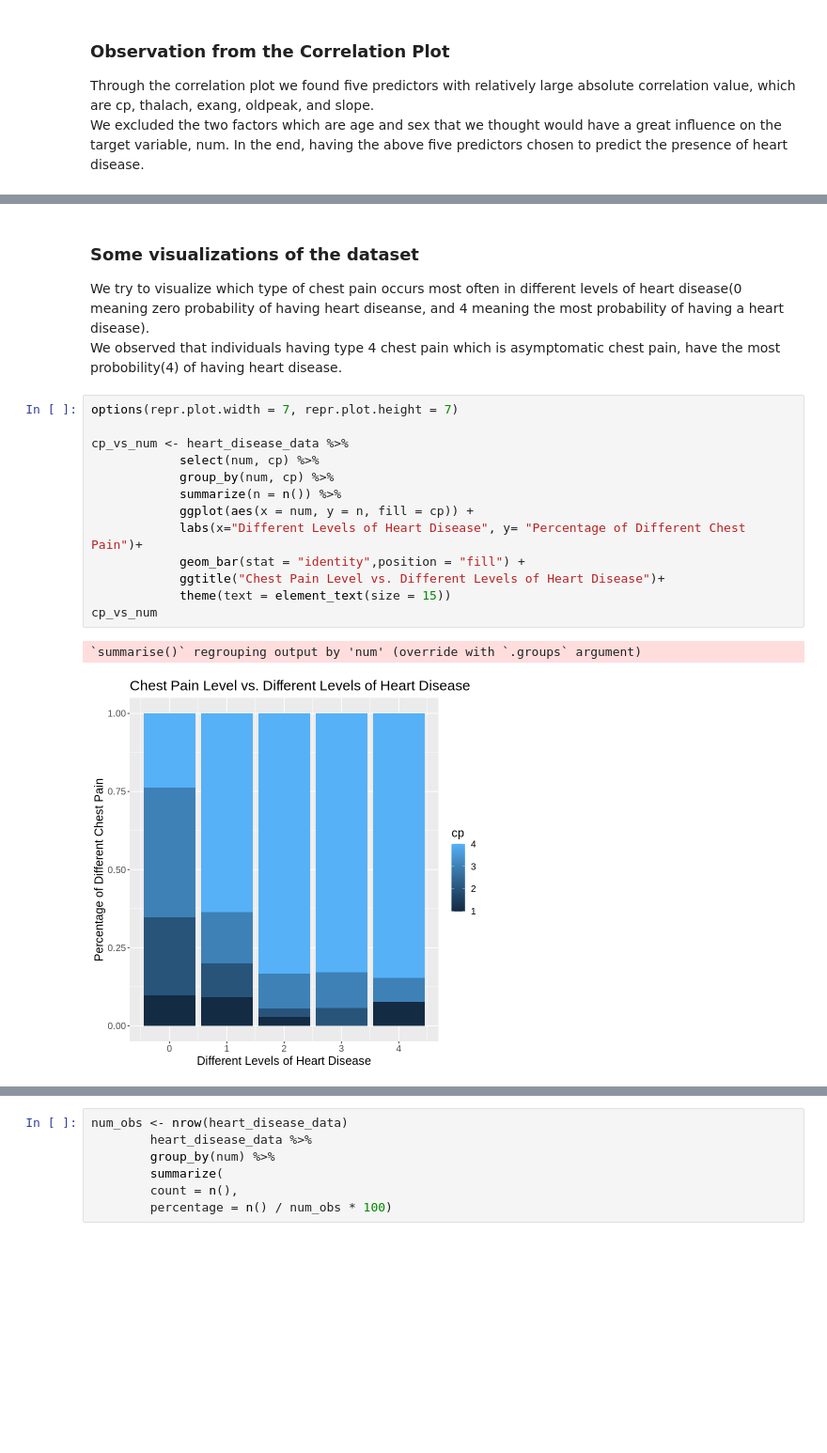
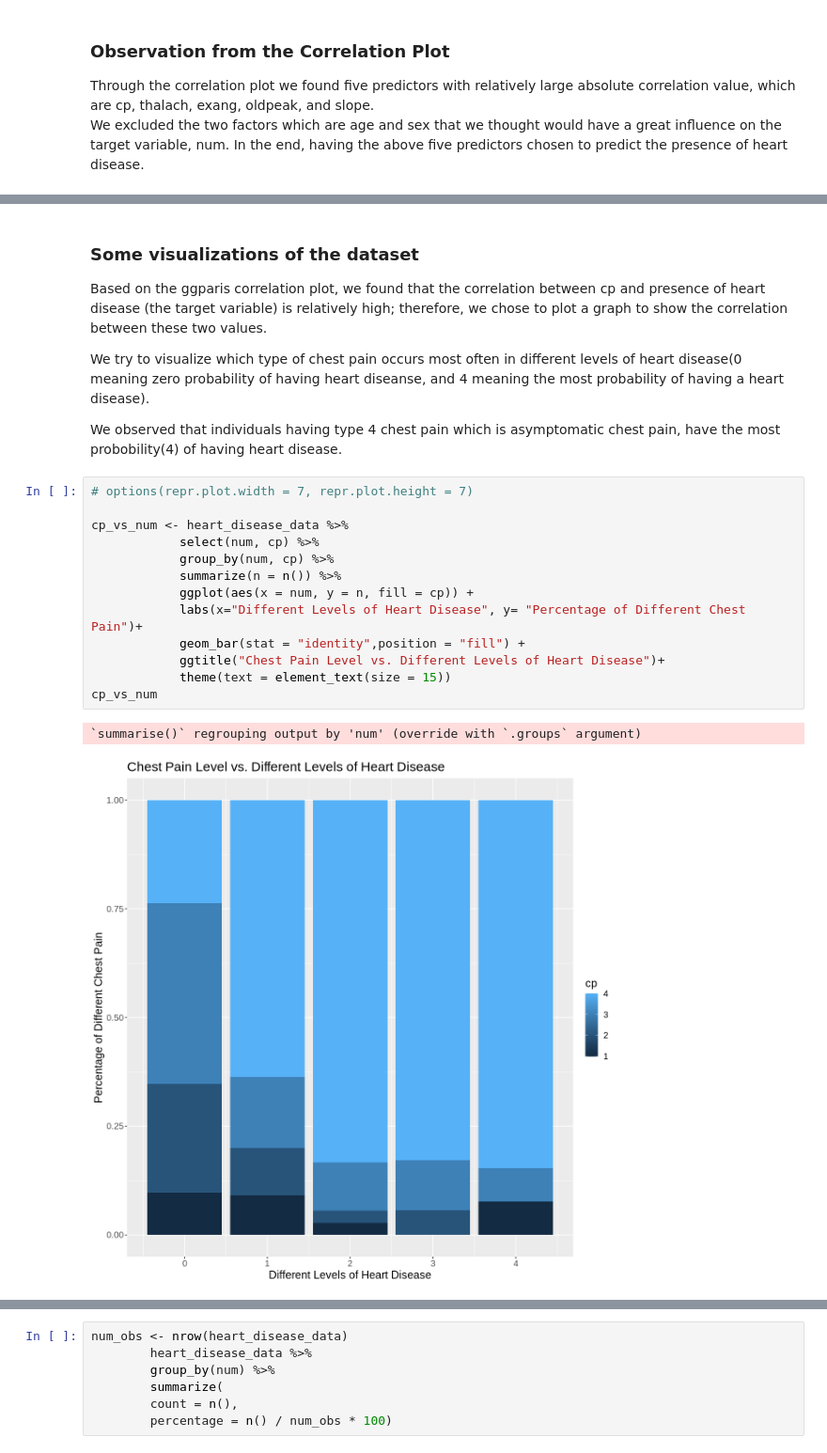
Before and after one commit to oliviahe0111/Heart-Disease-Data, a Jupyter notebook: heart_disease_data.ipynb, the cells around one changed output, grey strips where cells are left out. Shown: that part at 94% size. Drawn from its saved outputs; the diff is of its cells as text; blank space fills up the shorter version.

```diff
--- a/heart_disease_data.ipynb
+++ b/heart_disease_data.ipynb
@@ -126,21 +111,24 @@ correlation_plot
 # %% [markdown]
 ### Some visualizations of the dataset
+Based on the ggparis correlation plot, we found that the correlation between cp and presence of heart disease (the target variable) is relatively high; therefore, we chose to plot a graph to show the correlation between these two values.
+
 We try to visualize which type of chest pain occurs most often in different levels of heart disease(0 meaning zero probability of having heart diseanse, and 4 meaning the most probability of having a heart disease).<br>
+
 We observed that individuals having type 4 chest pain which is asymptomatic chest pain, have the most probobility(4) of having heart disease.
 # %%
-options(repr.plot.width = 7, repr.plot.height = 7)
+# options(repr.plot.width = 7, repr.plot.height = 7)
 
 cp_vs_num <- heart_disease_data %>%
             select(num, cp) %>%
             group_by(num, cp) %>%
             summarize(n = n()) %>%
             ggplot(aes(x = num, y = n, fill = cp)) +
             labs(x="Different Levels of Heart Disease", y= "Percentage of Different Chest Pain")+
             geom_bar(stat = "identity",position = "fill") +
             ggtitle("Chest Pain Level vs. Different Levels of Heart Disease")+
             theme(text = element_text(size = 15))
 cp_vs_num
 # %% [output]
 `summarise()` regrouping output by 'num' (override with `.groups` argument)
-[figure, old version]
+[figure, new version]
 # %%
```
Also changed, not shown: parts of 45 cells of this notebook.
